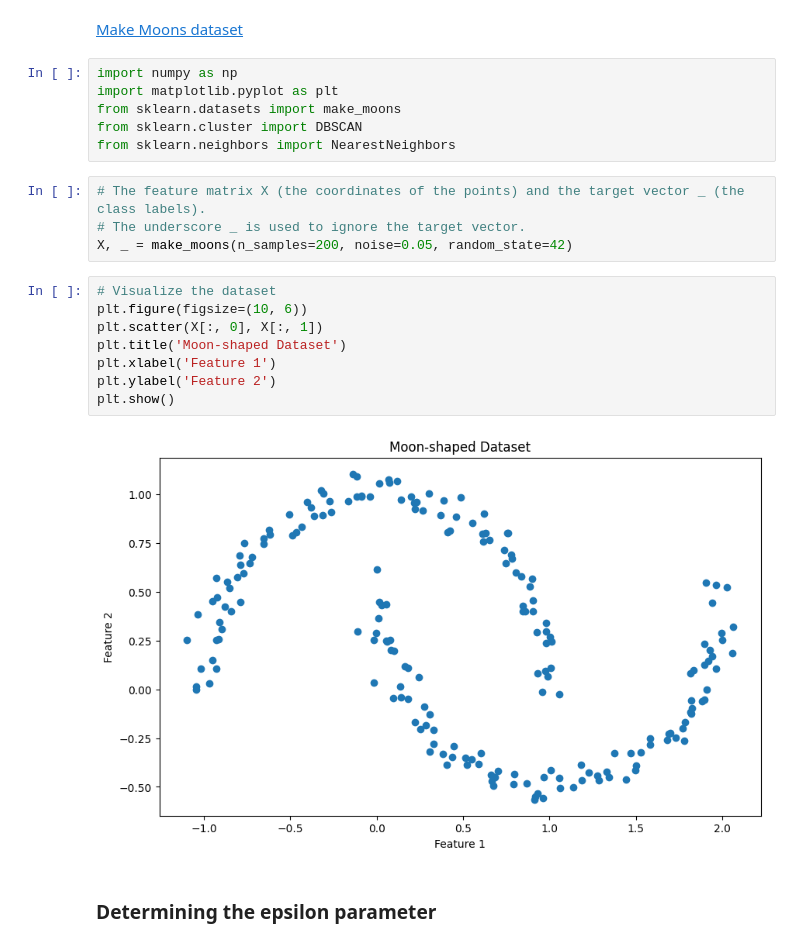
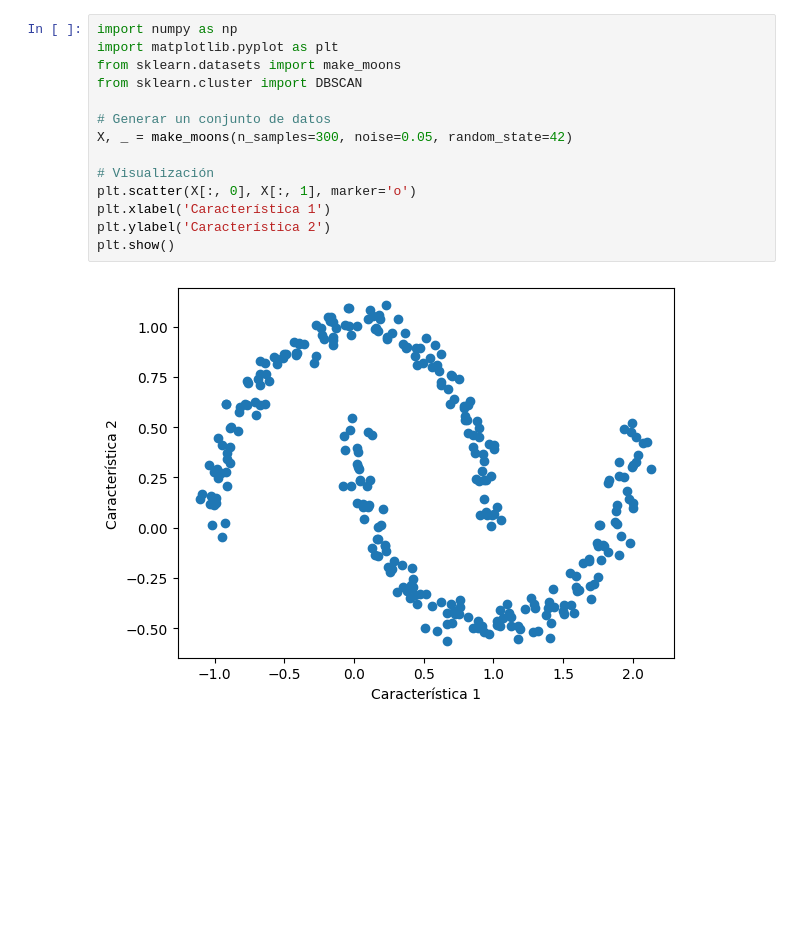
Before and after one commit to Majo-es/ML, a Jupyter notebook: DBSCAN.ipynb, the cells around one changed output. Saved outputs shown, nothing was run; the diff lists cells and outputs as text; blank space fills up the shorter version.

```diff
--- a/DBSCAN.ipynb
+++ b/DBSCAN.ipynb
@@ -1,24 +1,16 @@
-# %% [markdown]
-[Make Moons dataset](https://https://scikit-learn.org/stable/modules/generated/sklearn.datasets.make_moons.html#sklearn.datasets.make_moons)
 # %%
 import numpy as np
 import matplotlib.pyplot as plt
 from sklearn.datasets import make_moons
 from sklearn.cluster import DBSCAN
-from sklearn.neighbors import NearestNeighbors
+
+# Generar un conjunto de datos
+X, _ = make_moons(n_samples=300, noise=0.05, random_state=42)
+
+# Visualización
+plt.scatter(X[:, 0], X[:, 1], marker='o')
+plt.xlabel('Característica 1')
+plt.ylabel('Característica 2')
+plt.show()
+# %% [output]
+[figure, added]
-# %%
-# The feature matrix X (the coordinates of the points) and the target vector _ (the class labels).
-# The underscore _ is used to ignore the target vector.
-X, _ = make_moons(n_samples=200, noise=0.05, random_state=42)
-# %%
-# Visualize the dataset
-plt.figure(figsize=(10, 6))
-plt.scatter(X[:, 0], X[:, 1])
-plt.title('Moon-shaped Dataset')
-plt.xlabel('Feature 1')
-plt.ylabel('Feature 2')
-plt.show()
-# %% [output]
-[figure, removed]
-# %% [markdown]
-### Determining the epsilon parameter
```
Also changed, not shown: parts of 9 cells of this notebook.
